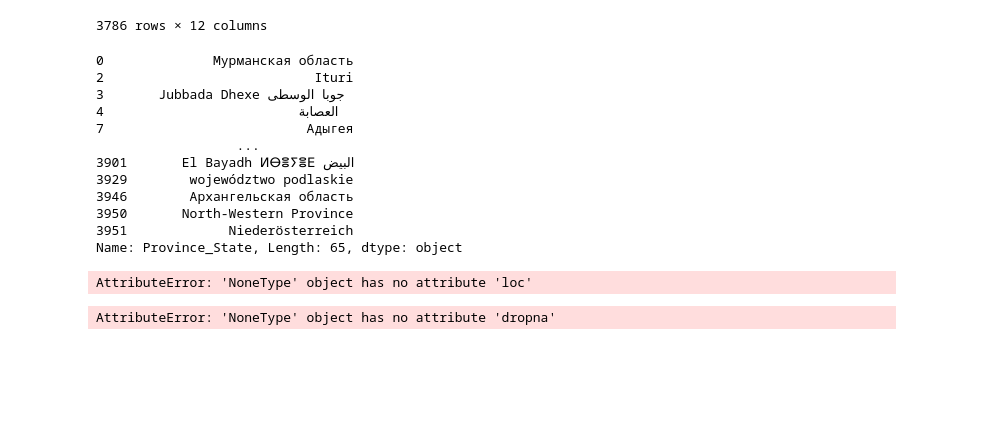
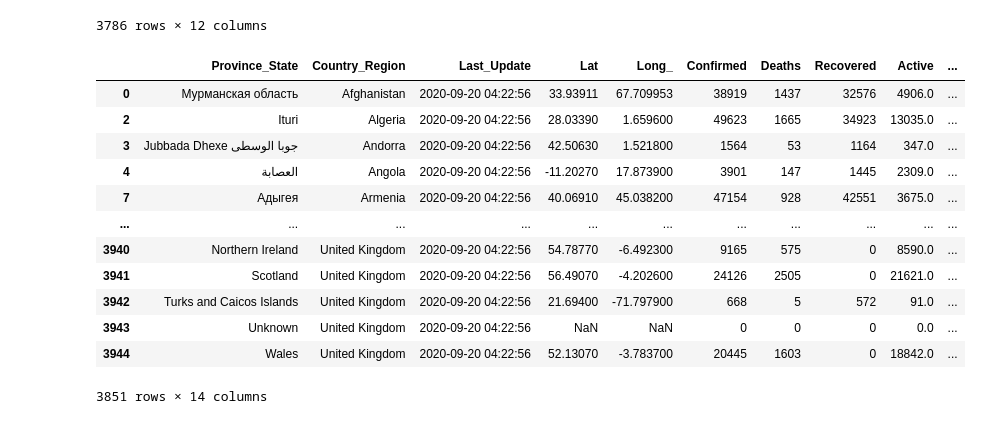
Before and after one commit to rsehmbi/covid19, a Jupyter notebook: LocationDataImpute.ipynb, the cells around one changed output. Saved outputs shown, nothing was run; the diff lists cells and outputs as text; code cells hidden in the pictures; blank space fills up the shorter version.

Commit message:
Finishes cleaning the data

```diff
--- a/LocationDataImpute.ipynb
+++ b/LocationDataImpute.ipynb
@@ -73,31 +51,20 @@ DataFrameNan
 | 3943 | Unknown | United Kingdom | 2020-09-20 04:22:56 | NaN | NaN | 0 | 0 | 0 | 0.0 | ... |
 | 3944 | Wales | United Kingdom | 2020-09-20 04:22:56 | 52.1307 | -3.7837 | 20445 | 1603 | 0 | 18842.0 | ... |
 3786 rows × 12 columns
-# %%
-pd.concat([df1, df2])
-new_column = pd.Series(Values_List,name='Province_State', index=Index_List)
-new_column
-# %% [output]
-0              Мурманская область
-2                           Ituri
-3       Jubbada Dhexe جوبا الوسطى
-4                         العصابة
-7                          Адыгея
-                  ...
-3901       El Bayadh ⵍⴱⴻⵢⴻⴹ البيض
-3929        województwo podlaskie
-3946        Архангельская область
-3950       North-Western Province
-3951             Niederösterreich
-Name: Province_State, Length: 65, dtype: object
-# %%
-DataFrameNan = DataFrameNan.update(new_column)
-# %%
-DataFrameNan.loc[new_column.index] = new_column
-# %% [output]
-AttributeError: 'NoneType' object has no attribute 'loc'
-# %%
-DataFrameNan.dropna(how="any", inplace=True)
-DataFrameNan = DataFrameNan.fillna("", inplace=False)
-# %% [output]
-AttributeError: 'NoneType' object has no attribute 'dropna'
+# %%
+df3 = pd.concat([ProcessedLocations, DataFrameNan])
+df3
+# %% [output]
+|  | Province_State | Country_Region | Last_Update | Lat | Long_ | Confirmed | Deaths | Recovered | Active | ... |
+| 0 | Мурманская область | Afghanistan | 2020-09-20 04:22:56 | 33.93911 | 67.709953 | 38919 | 1437 | 32576 | 4906.0 | ... |
+| 2 | Ituri | Algeria | 2020-09-20 04:22:56 | 28.03390 | 1.659600 | 49623 | 1665 | 34923 | 13035.0 | ... |
+| 3 | Jubbada Dhexe جوبا الوسطى | Andorra | 2020-09-20 04:22:56 | 42.50630 | 1.521800 | 1564 | 53 | 1164 | 347.0 | ... |
+| 4 | العصابة | Angola | 2020-09-20 04:22:56 | -11.20270 | 17.873900 | 3901 | 147 | 1445 | 2309.0 | ... |
+| 7 | Адыгея | Armenia | 2020-09-20 04:22:56 | 40.06910 | 45.038200 | 47154 | 928 | 42551 | 3675.0 | ... |
+| ... | ... | ... | ... | ... | ... | ... | ... | ... | ... | ... |
+| 3940 | Northern Ireland | United Kingdom | 2020-09-20 04:22:56 | 54.78770 | -6.492300 | 9165 | 575 | 0 | 8590.0 | ... |
+| 3941 | Scotland | United Kingdom | 2020-09-20 04:22:56 | 56.49070 | -4.202600 | 24126 | 2505 | 0 | 21621.0 | ... |
+| 3942 | Turks and Caicos Islands | United Kingdom | 2020-09-20 04:22:56 | 21.69400 | -71.797900 | 668 | 5 | 572 | 91.0 | ... |
+| 3943 | Unknown | United Kingdom | 2020-09-20 04:22:56 | NaN | NaN | 0 | 0 | 0 | 0.0 | ... |
+| 3944 | Wales | United Kingdom | 2020-09-20 04:22:56 | 52.13070 | -3.783700 | 20445 | 1603 | 0 | 18842.0 | ... |
+3851 rows × 14 columns
```
Also changed, not shown: parts of 22 cells of this notebook, 8 other files.
